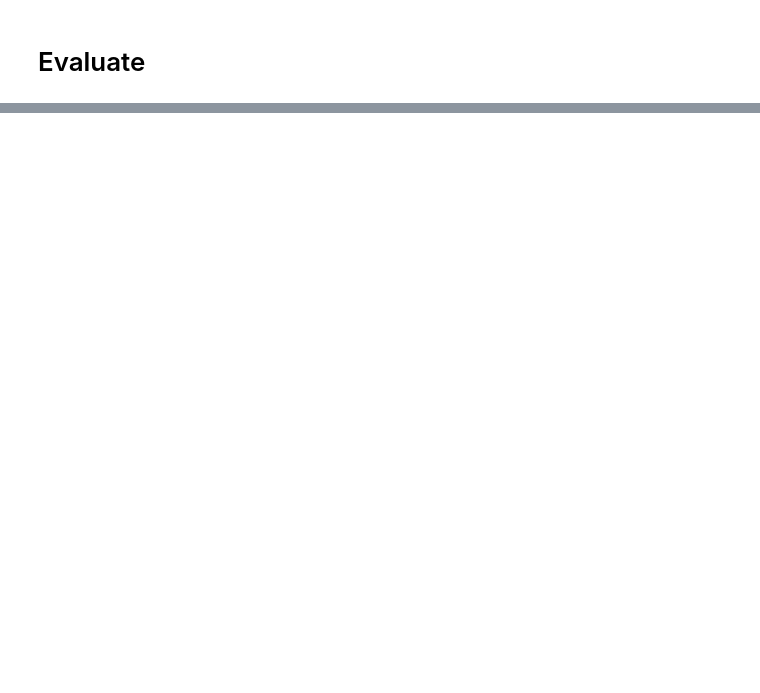
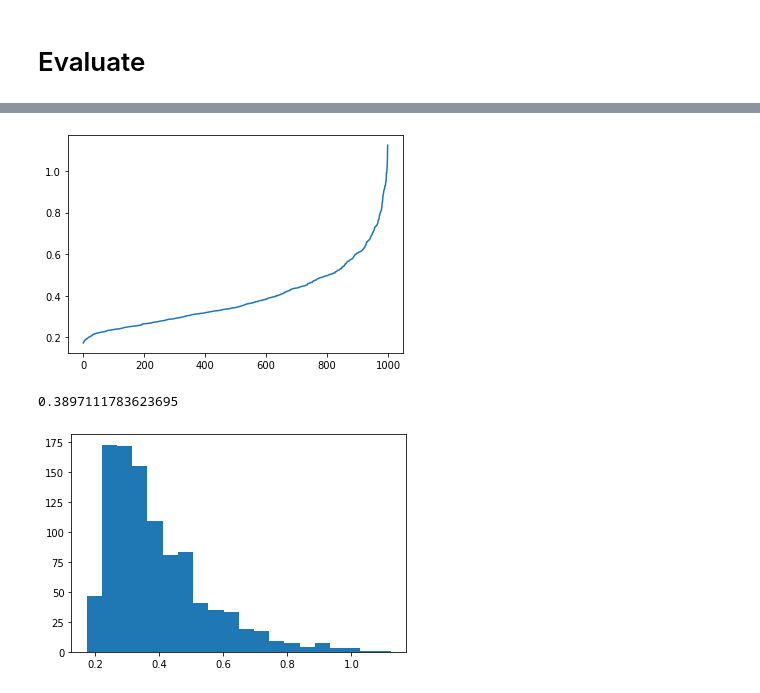
Before and after one commit to bonlime/sota_imagenet, a Jupyter notebook: eval.ipynb, the cells around one changed output, grey strips where cells are left out. Cells and saved outputs as stored; diff of their text form; code cells hidden in the pictures; blank space fills up the shorter version.

```diff
--- a/eval.ipynb
+++ b/eval.ipynb
@@ -60,0 +86,4 @@ m1 = pt.modules.conv_to_ws_conv(m1)
+# %%
+sphere_linear = SphereLinearLayer(model.last_linear.weight.size(1), model.last_linear.weight.size(0)).requires_grad_(False)
+sphere_linear.load_state_dict(model.last_linear.state_dict(), strict=False)
+model.last_linear = sphere_linear
@@ -69,0 +130,18 @@ KeyboardInterrupt:
+# %%
+if (Path("val_features") / f"{PATH.name}_pred").exists():
+    all_output = torch.load(f"val_features/{Path(PATH).name}_pred")
+    all_target = torch.load(f"val_features/{Path(PATH).name}_true")
+else:
+    # calculate features and save them
+    _, _, runn = evaluate_model(model, rect=True, resize_method="triang")
+    all_target = torch.cat(runn.callbacks.callbacks[1].target).float()
+    all_output = torch.cat(runn.callbacks.callbacks[1].output, dim=0).float()
+    torch.save(all_output, f"val_features/{Path(PATH).name}_pred")
+    torch.save(all_target, f"val_features/{Path(PATH).name}_true")
+
+correct = all_output.argmax(dim=1).eq(all_target)
+print(f"{correct.float().mean() * 100:.2f}")
+
+# get embeddings by inverse of last weight matrix
+class_inverse = torch.pinverse(F.normalize(model.last_linear.weight))
+all_embeddings = all_output @ class_inverse.T
@@ -69,0 +153,2 @@ KeyboardInterrupt:
+# %%
+class_vectors = F.normalize(model.last_linear.weight)
@@ -69,0 +178,10 @@ KeyboardInterrupt:
+# %%
+# asoft 64
+all_cls_med = []
+for cls in range(1000):
+    cls_med = torch.acos(all_embeddings[all_target.eq(cls)] @ class_vectors[cls]).median()
+    all_cls_med.append(cls_med.item())
+plt.plot(sorted(all_cls_med));
+plt.show()
+plt.hist(all_cls_med, bins=20);
+np.mean(all_cls_med)
@@ -69,0 +192,14 @@ KeyboardInterrupt:
+# %%
+# asoft 128
+all_cls_med = []
+for cls in range(1000):
+    cls_med = torch.acos(all_embeddings[all_target.eq(cls)] @ class_vectors[cls]).median()
+    all_cls_med.append(cls_med.item())
+plt.plot(sorted(all_cls_med));
+plt.show()
+plt.hist(all_cls_med, bins=20);
+np.mean(all_cls_med)
+# %% [output]
+[figure, added]
+0.3897111783623695
+[figure, added]
```
Also changed, not shown: parts of 91 cells of this notebook, 7 other files.
